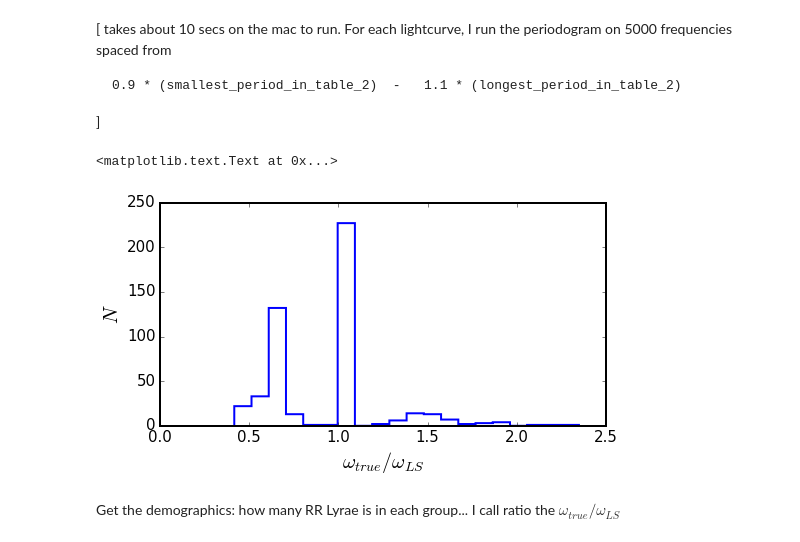
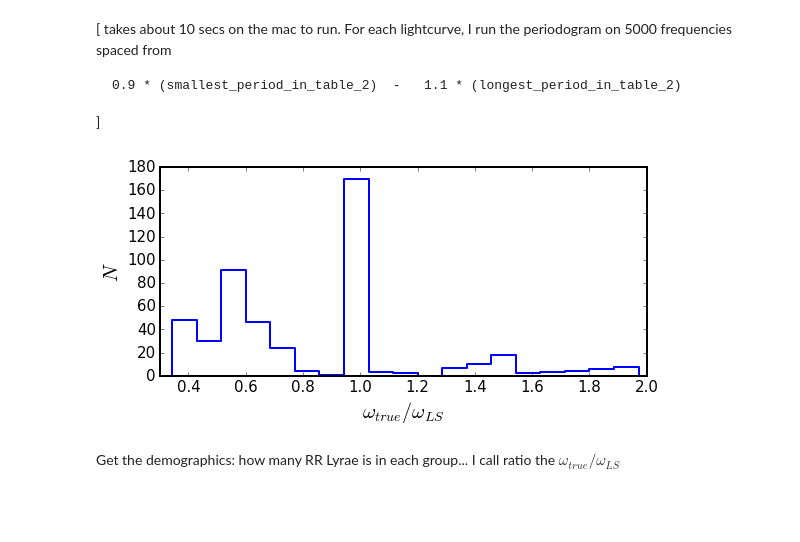
Before and after one commit to suberlak/PDAC_research, a Jupyter notebook: code/02.2017_S82_PDAC_single_object.ipynb, the cells around one changed output. Drawn from its saved outputs; the diff is of its cells as text; code cells hidden in the pictures; blank space fills up the shorter version.

```diff
--- a/code/02.2017_S82_PDAC_single_object.ipynb
+++ b/code/02.2017_S82_PDAC_single_object.ipynb
@@ -203,18 +200,22 @@ Plot a bootstrapped periodogram for that lightcurve...
 
 
 # provided alternate frequency function
-def alt_frequency_grid(Pmin, Pmax, n_bins = 5000):
+# I call omega angular frequency, and 'frequency' the other one...
+#  freq = 1  / Period   ,   omega =  2 pi  /  Period  ,
+# omega = 2 pi * freq
+
+def alt_omega_grid(Pmin, Pmax, n_bins = 5000):
     """Generate an angular frequency grid between Pmin and Pmax (assumed to be in days)"""
-    freq_max = 2*np.pi / Pmin
-    freq_min = 2*np.pi / Pmax
-    return np.linspace(freq_min, freq_max, n_bins)
+    omega_max = 2*np.pi / Pmin
+    omega_min = 2*np.pi / Pmax
+    return np.linspace(omega_min, omega_max, n_bins)
 
 
 # Cheating : since we know that these are RR Lyrae,
 # search on a grid between smallest and largest
 # possible period...
 all_periods = table2['Per'].data
-omegas = alt_frequency_grid(min(all_periods),max(all_periods), 5000)
+omegas = alt_omega_grid(min(all_periods),max(all_periods), 5000)
 
 #omegas = freq.frequency_grid(mjds)
 P_LS = lomb_scargle(t=mjds,y=mags, dy=magerrs, omega=omegas)
@@ -410,13 +453,27 @@ for i in range(len(RRLyr_ID)):  #
 # %%
 # Plot ratio of my calculated omega,  vs  omega from Branimir's table...
 
 fig,ax = plt.subplots(1,1,figsize=(8,4))
-ax.hist(ratios, bins=20, histtype='step', lw=2)
+
+# Using numpy over ax.hist  helps let the center of
+# the rectangle stay over the bin center,
+# rather than the bin edge...
+
+hist, bin_edges = np.histogram(ratios, bins=np.linspace(0.3,2.1,22
+                                                       ), density=False)
+bin_centres = (bin_edges[:-1] + bin_edges[1:])/2
+hist[0] = 0
+ax.plot(bin_centres, hist, ls = 'steps', lw=2, color = 'blue')
+#ax.hist(ratios, bins=40, histtype='step', lw=2)
+
 ax.set_xlabel(r'$ \omega_{true} / \omega_{LS}$')
 ax.set_ylabel(r'$N$')
+ax.set_xlim(0.3,2.0)
+plt.tight_layout()
+fname = '../data_products/Fig_3_RRLyr_omega_ratio.png'
+plt.savefig(fname)
 # %% [output]
-<matplotlib.text.Text at 0x...>
-[figure, old version]
+[figure, new version]
 # %% [markdown]
 Get the demographics:  how many RR Lyrae is in each group... I call  ratio the $\omega_{true}/ \omega_{LS}$
 # %%
```
Also changed, not shown: parts of 26 cells of this notebook.
